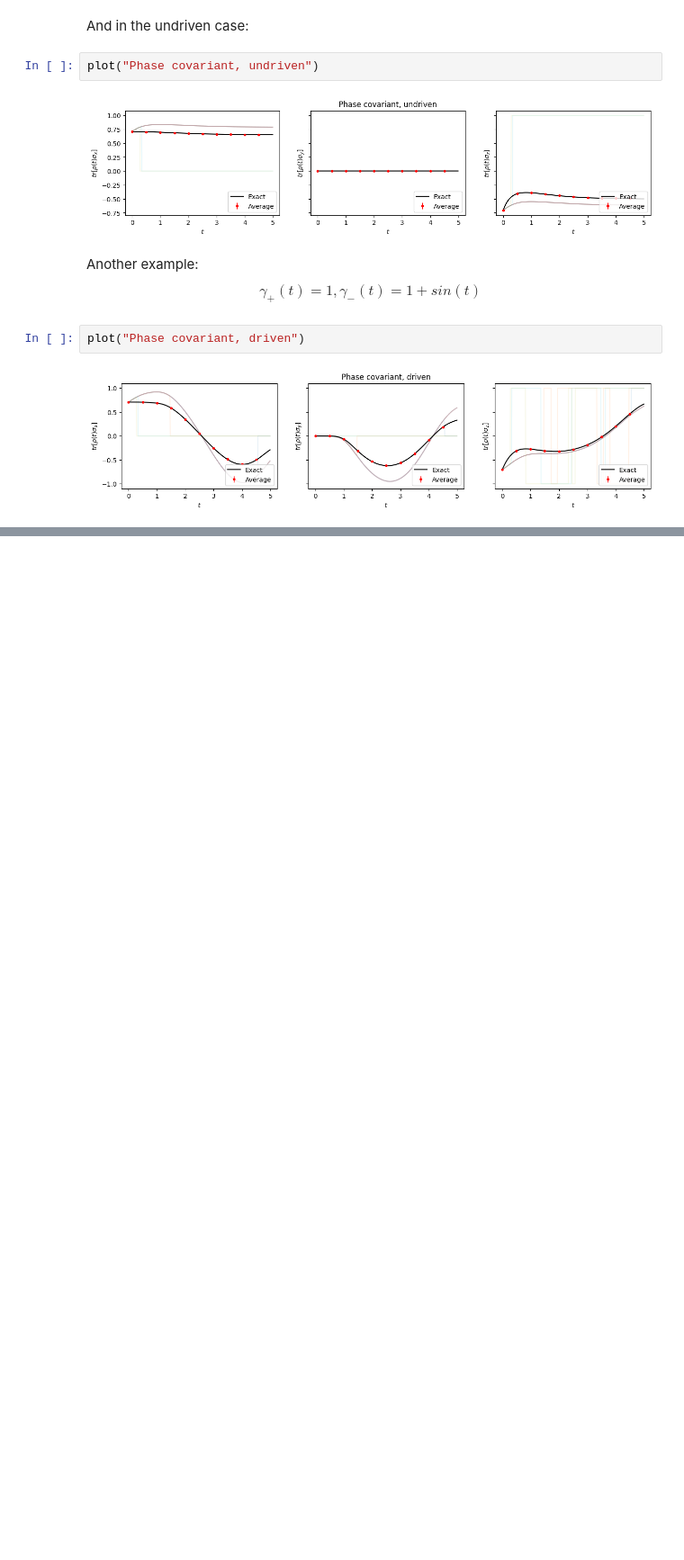
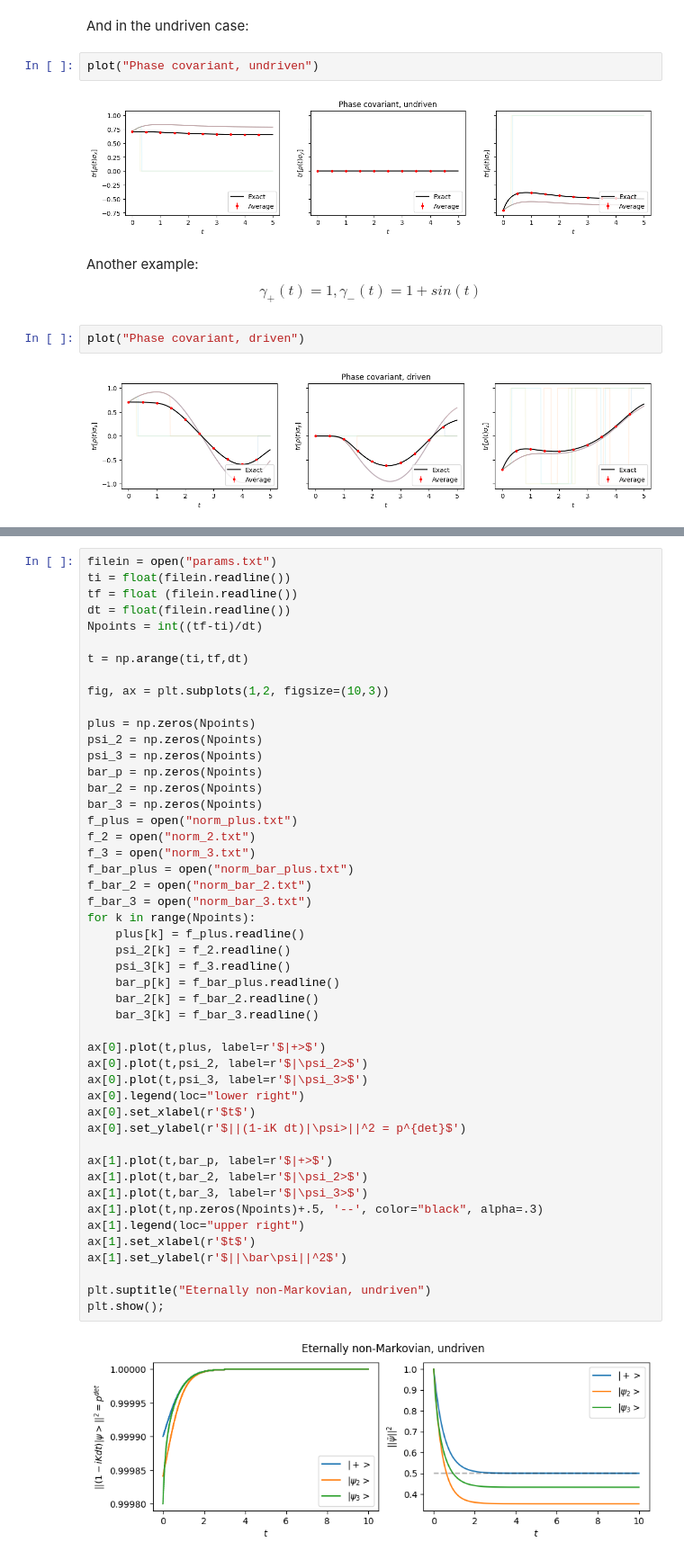
Before and after one commit to federicoSettimo/ROQJ, a Jupyter notebook: Examples/Phase covariant.ipynb, the cells around one changed output, grey strips where cells are left out. Shown: that part at 90% size. Cells and saved outputs as stored; diff of their text form; blank space fills up the shorter version.

```diff
--- a/Examples/Phase covariant.ipynb
+++ b/Examples/Phase covariant.ipynb
@@ -176,0 +150,50 @@ plt.show();
+# %%
+filein = open("params.txt")
+ti = float(filein.readline())
+tf = float (filein.readline())
+dt = float(filein.readline())
+Npoints = int((tf-ti)/dt)
+
+t = np.arange(ti,tf,dt)
+
+fig, ax = plt.subplots(1,2, figsize=(10,3))
+
+plus = np.zeros(Npoints)
+psi_2 = np.zeros(Npoints)
+psi_3 = np.zeros(Npoints)
+bar_p = np.zeros(Npoints)
+bar_2 = np.zeros(Npoints)
+bar_3 = np.zeros(Npoints)
+f_plus = open("norm_plus.txt")
+f_2 = open("norm_2.txt")
+f_3 = open("norm_3.txt")
+f_bar_plus = open("norm_bar_plus.txt")
+f_bar_2 = open("norm_bar_2.txt")
+f_bar_3 = open("norm_bar_3.txt")
+for k in range(Npoints):
+    plus[k] = f_plus.readline()
+    psi_2[k] = f_2.readline()
+    psi_3[k] = f_3.readline()
+    bar_p[k] = f_bar_plus.readline()
+    bar_2[k] = f_bar_2.readline()
+    bar_3[k] = f_bar_3.readline()
+
+ax[0].plot(t,plus, label=r'$|+>$')
+ax[0].plot(t,psi_2, label=r'$|\psi_2>$')
+ax[0].plot(t,psi_3, label=r'$|\psi_3>$')
+ax[0].legend(loc="lower right")
+ax[0].set_xlabel(r'$t$')
+ax[0].set_ylabel(r'$||(1-iK dt)|\psi>||^2 = p^{det}$')
+
+ax[1].plot(t,bar_p, label=r'$|+>$')
+ax[1].plot(t,bar_2, label=r'$|\psi_2>$')
+ax[1].plot(t,bar_3, label=r'$|\psi_3>$')
+ax[1].plot(t,np.zeros(Npoints)+.5, '--', color="black", alpha=.3)
+ax[1].legend(loc="upper right")
+ax[1].set_xlabel(r'$t$')
+ax[1].set_ylabel(r'$||\bar\psi||^2$')
+
+plt.suptitle("Eternally non-Markovian, undriven")
+plt.show();
+# %% [output]
+[figure, added]
```
Also changed, not shown: parts of 13 cells of this notebook.
